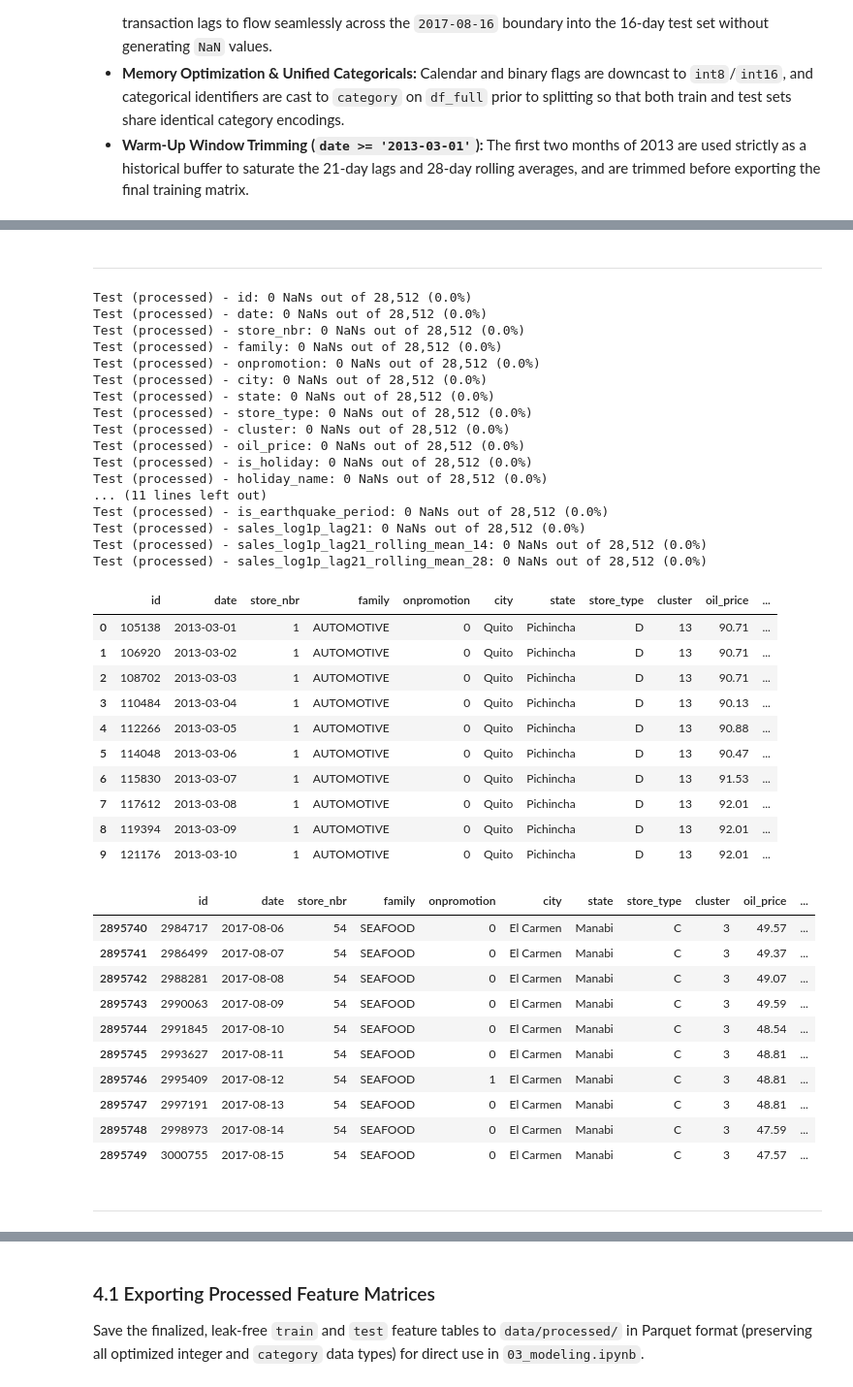
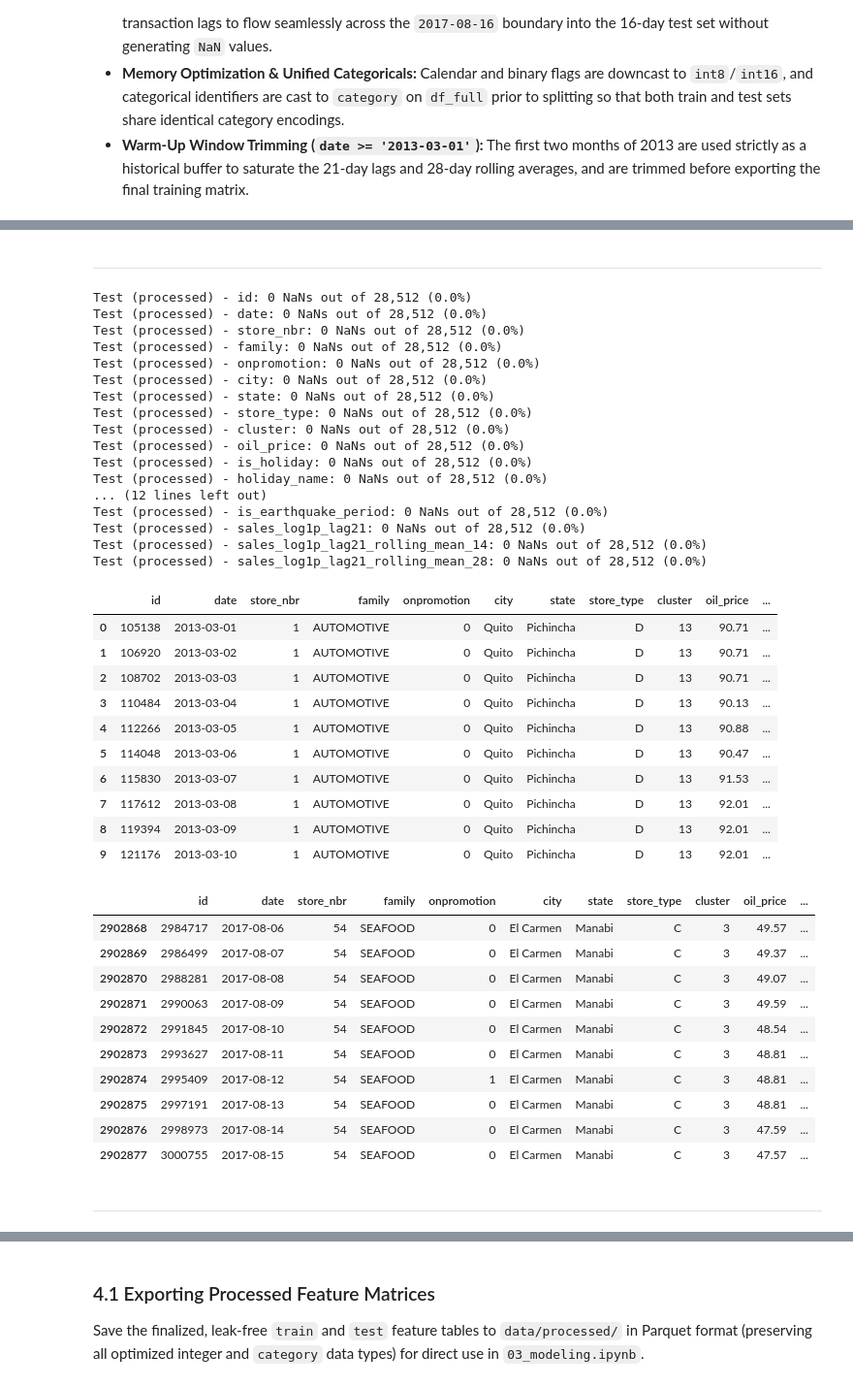
Before and after one commit to izisopou/store-sales-forecasting, a Jupyter notebook: notebooks/02_eda_fe.ipynb, the cells around one changed output, grey strips where cells are left out. Shown at 97% size. Saved outputs shown, nothing was run; the diff lists cells and outputs as text; code cells hidden in the pictures.

```diff
--- a/notebooks/02_eda_fe.ipynb
+++ b/notebooks/02_eda_fe.ipynb
@@ -1079,6 +1163,7 @@ def add_calendar_and_event_features(df: pd.DataFrame) -> pd.DataFrame:
             dayofweek = lambda x: x['date'].dt.dayofweek.astype('int8'),
             dayofyear = lambda x: x['date'].dt.dayofyear.astype('int16'),
             is_nyd = lambda x: (x['date'].dt.dayofyear == 1).astype('int8'),
+            is_christmas = lambda x: ((x['date'].dt.month == 12) & (x['date'].dt.day == 25)).astype('int8'),
             is_month_start_end = lambda x: ((x['date'].dt.day <= 4) | (x['date'].dt.is_month_end)).astype('int8'),
             is_mid_payday = lambda x: x['date'].dt.day.isin([15, 16]).astype('int8'),
             is_holiday = lambda x: x['is_holiday'].astype('int8'),
@@ -1181,43 +1266,43 @@ Train (processed) - sales_log1p_lag21_rolling_mean_28: 0 NaNs out of 2,895,750 (
 ---
 Test (processed) - id: 0 NaNs out of 28,512 (0.0%)
 Test (processed) - date: 0 NaNs out of 28,512 (0.0%)
 Test (processed) - store_nbr: 0 NaNs out of 28,512 (0.0%)
 Test (processed) - family: 0 NaNs out of 28,512 (0.0%)
 Test (processed) - onpromotion: 0 NaNs out of 28,512 (0.0%)
 Test (processed) - city: 0 NaNs out of 28,512 (0.0%)
 Test (processed) - state: 0 NaNs out of 28,512 (0.0%)
 Test (processed) - store_type: 0 NaNs out of 28,512 (0.0%)
 Test (processed) - cluster: 0 NaNs out of 28,512 (0.0%)
 Test (processed) - oil_price: 0 NaNs out of 28,512 (0.0%)
 Test (processed) - is_holiday: 0 NaNs out of 28,512 (0.0%)
 Test (processed) - holiday_name: 0 NaNs out of 28,512 (0.0%)
-... (11 lines left out)
+... (12 lines left out)
 Test (processed) - is_earthquake_period: 0 NaNs out of 28,512 (0.0%)
 Test (processed) - sales_log1p_lag21: 0 NaNs out of 28,512 (0.0%)
 Test (processed) - sales_log1p_lag21_rolling_mean_14: 0 NaNs out of 28,512 (0.0%)
 Test (processed) - sales_log1p_lag21_rolling_mean_28: 0 NaNs out of 28,512 (0.0%)
 |  | id | date | store_nbr | family | onpromotion | city | state | store_type | cluster | oil_price | ... |
 | 0 | 105138 | 2013-03-01 | 1 | AUTOMOTIVE | 0 | Quito | Pichincha | D | 13 | 90.71 | ... |
 | 1 | 106920 | 2013-03-02 | 1 | AUTOMOTIVE | 0 | Quito | Pichincha | D | 13 | 90.71 | ... |
 | 2 | 108702 | 2013-03-03 | 1 | AUTOMOTIVE | 0 | Quito | Pichincha | D | 13 | 90.71 | ... |
 | 3 | 110484 | 2013-03-04 | 1 | AUTOMOTIVE | 0 | Quito | Pichincha | D | 13 | 90.13 | ... |
 | 4 | 112266 | 2013-03-05 | 1 | AUTOMOTIVE | 0 | Quito | Pichincha | D | 13 | 90.88 | ... |
 | 5 | 114048 | 2013-03-06 | 1 | AUTOMOTIVE | 0 | Quito | Pichincha | D | 13 | 90.47 | ... |
 | 6 | 115830 | 2013-03-07 | 1 | AUTOMOTIVE | 0 | Quito | Pichincha | D | 13 | 91.53 | ... |
 | 7 | 117612 | 2013-03-08 | 1 | AUTOMOTIVE | 0 | Quito | Pichincha | D | 13 | 92.01 | ... |
 | 8 | 119394 | 2013-03-09 | 1 | AUTOMOTIVE | 0 | Quito | Pichincha | D | 13 | 92.01 | ... |
 | 9 | 121176 | 2013-03-10 | 1 | AUTOMOTIVE | 0 | Quito | Pichincha | D | 13 | 92.01 | ... |
 |  | id | date | store_nbr | family | onpromotion | city | state | store_type | cluster | oil_price | ... |
-| 2895740 | 2984717 | 2017-08-06 | 54 | SEAFOOD | 0 | El Carmen | Manabi | C | 3 | 49.57 | ... |
-| 2895741 | 2986499 | 2017-08-07 | 54 | SEAFOOD | 0 | El Carmen | Manabi | C | 3 | 49.37 | ... |
-| 2895742 | 2988281 | 2017-08-08 | 54 | SEAFOOD | 0 | El Carmen | Manabi | C | 3 | 49.07 | ... |
-| 2895743 | 2990063 | 2017-08-09 | 54 | SEAFOOD | 0 | El Carmen | Manabi | C | 3 | 49.59 | ... |
-| 2895744 | 2991845 | 2017-08-10 | 54 | SEAFOOD | 0 | El Carmen | Manabi | C | 3 | 48.54 | ... |
-| 2895745 | 2993627 | 2017-08-11 | 54 | SEAFOOD | 0 | El Carmen | Manabi | C | 3 | 48.81 | ... |
-| 2895746 | 2995409 | 2017-08-12 | 54 | SEAFOOD | 1 | El Carmen | Manabi | C | 3 | 48.81 | ... |
-| 2895747 | 2997191 | 2017-08-13 | 54 | SEAFOOD | 0 | El Carmen | Manabi | C | 3 | 48.81 | ... |
-| 2895748 | 2998973 | 2017-08-14 | 54 | SEAFOOD | 0 | El Carmen | Manabi | C | 3 | 47.59 | ... |
-| 2895749 | 3000755 | 2017-08-15 | 54 | SEAFOOD | 0 | El Carmen | Manabi | C | 3 | 47.57 | ... |
+| 2902868 | 2984717 | 2017-08-06 | 54 | SEAFOOD | 0 | El Carmen | Manabi | C | 3 | 49.57 | ... |
+| 2902869 | 2986499 | 2017-08-07 | 54 | SEAFOOD | 0 | El Carmen | Manabi | C | 3 | 49.37 | ... |
+| 2902870 | 2988281 | 2017-08-08 | 54 | SEAFOOD | 0 | El Carmen | Manabi | C | 3 | 49.07 | ... |
+| 2902871 | 2990063 | 2017-08-09 | 54 | SEAFOOD | 0 | El Carmen | Manabi | C | 3 | 49.59 | ... |
+| 2902872 | 2991845 | 2017-08-10 | 54 | SEAFOOD | 0 | El Carmen | Manabi | C | 3 | 48.54 | ... |
+| 2902873 | 2993627 | 2017-08-11 | 54 | SEAFOOD | 0 | El Carmen | Manabi | C | 3 | 48.81 | ... |
+| 2902874 | 2995409 | 2017-08-12 | 54 | SEAFOOD | 1 | El Carmen | Manabi | C | 3 | 48.81 | ... |
+| 2902875 | 2997191 | 2017-08-13 | 54 | SEAFOOD | 0 | El Carmen | Manabi | C | 3 | 48.81 | ... |
+| 2902876 | 2998973 | 2017-08-14 | 54 | SEAFOOD | 0 | El Carmen | Manabi | C | 3 | 47.59 | ... |
+| 2902877 | 3000755 | 2017-08-15 | 54 | SEAFOOD | 0 | El Carmen | Manabi | C | 3 | 47.57 | ... |
 ---
 |  | id | date | store_nbr | family | onpromotion | city | state | store_type | cluster | oil_price | ... |
 | 0 | 3000888 | 2017-08-16 | 1 | AUTOMOTIVE | 0 | Quito | Pichincha | D | 13 | 46.80 | ... |
```
Also changed, not shown: parts of 27 cells of this notebook.
